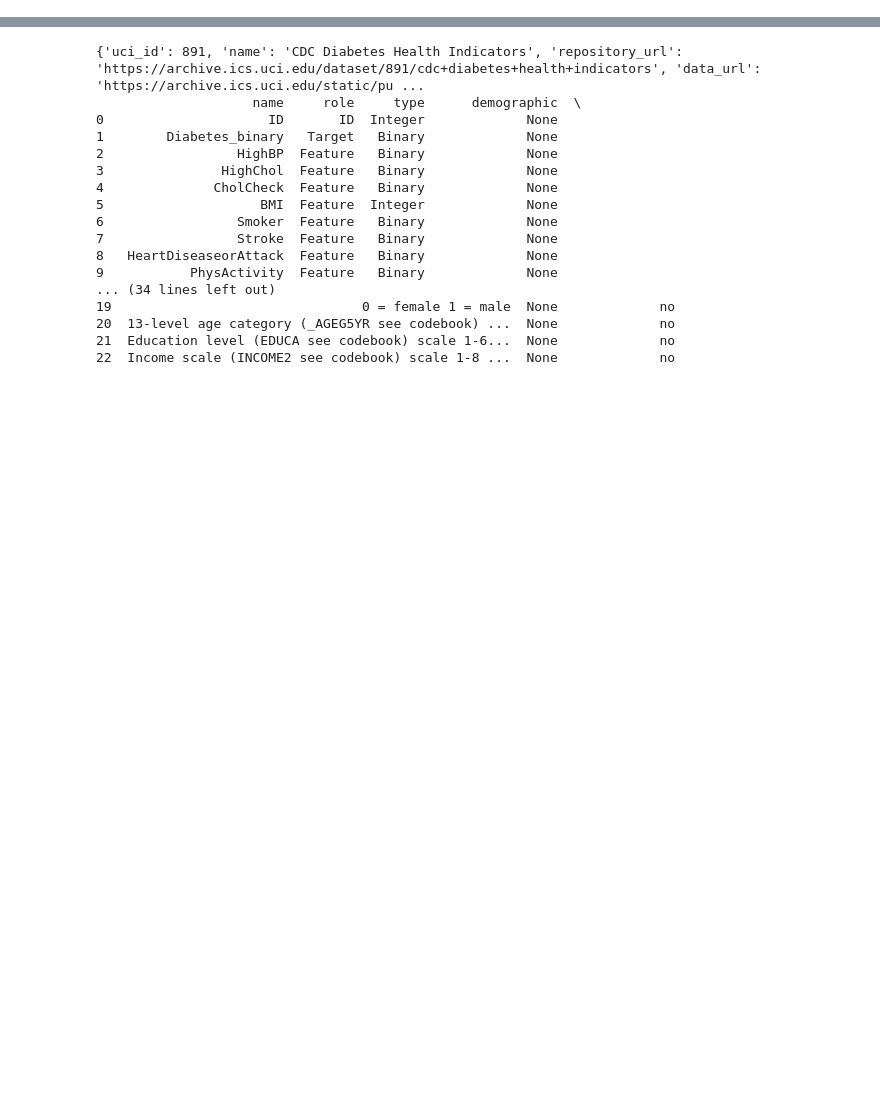
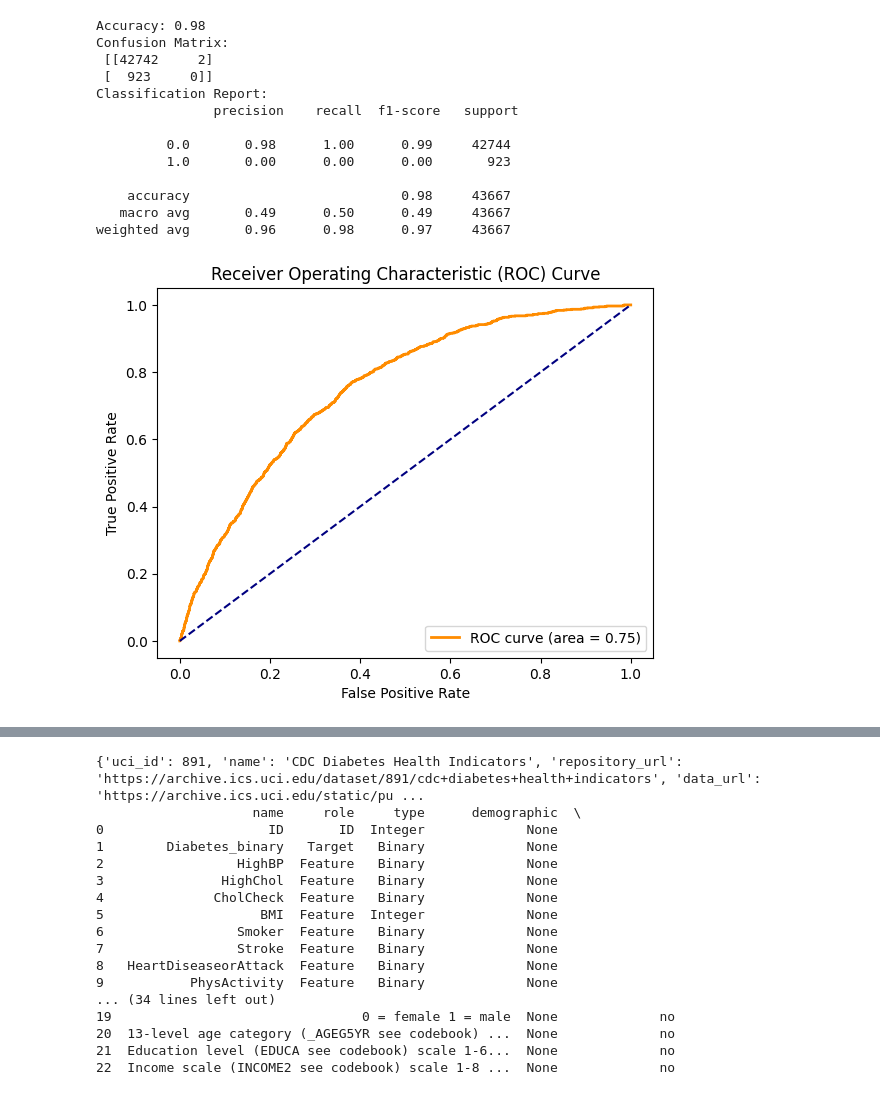
Before and after one commit to Iman-hamdan/Diabetes-Stats-Model, a Jupyter notebook: AAI_500_Final_Team_Project_Group6.ipynb, the cells around one changed output, grey strips where cells are left out. Saved outputs shown, nothing was run; the diff lists cells and outputs as text; code cells hidden in the pictures; blank space fills up the shorter version.

```diff
--- a/AAI_500_Final_Team_Project_Group6.ipynb
+++ b/AAI_500_Final_Team_Project_Group6.ipynb
@@ -86,0 +370,62 @@ y = cdc_diabetes_health_indicators.data.targets
+# %%
+# Step 1: Import necessary libraries
+import pandas as pd
+from sklearn.model_selection import train_test_split
+from sklearn.linear_model import LogisticRegression
+from sklearn.metrics import accuracy_score, confusion_matrix, classification_report, roc_curve, auc
+import matplotlib.pyplot as plt
+
+# Step 2: Load the dataset
+url = 'https://raw.githubusercontent.com/Iman-hamdan/Diabetes-Stats-Model/main/diabetes_012_health_indicators_BRFSS2015.csv'
+data = pd.read_csv(url)
+
+# Step 3: Filter data to include only binary classes (0 and 1)
+binary_data = data[data['Diabetes_012'] < 2]
+
+# Step 4: Define features (X) and target (y)
+X = binary_data.drop('Diabetes_012', axis=1)
+y = binary_data['Diabetes_012']
+
+# Step 5: Split the data into training and testing sets
+X_train, X_test, y_train, y_test = train_test_split(X, y, test_size=0.2, random_state=42)
+
+# Step 6: Train the Logistic Regression model
+model = LogisticRegression(max_iter=1000)  # Ensure that the model is properly defined
+model.fit(X_train, y_train)  # Train the model
+
+# Step 7: Make predictions and calculate probabilities
+y_pred = model.predict(X_test)  # Predictions for test data
+y_prob = model.predict_proba(X_test)[:, 1]  # Probability for class 1
+
+# Step 8: Evaluate the model
+print(f"Accuracy: {accuracy_score(y_test, y_pred):.2f}")
+print("Confusion Matrix:\n", confusion_matrix(y_test, y_pred))
+print("Classification Report:\n", classification_report(y_test, y_pred))
+
+# Step 9: Plot the ROC-AUC Curve
+fpr, tpr, _ = roc_curve(y_test, y_prob)
+roc_auc = auc(fpr, tpr)
+
+plt.figure()
+plt.plot(fpr, tpr, color='darkorange', lw=2, label=f'ROC curve (area = {roc_auc:.2f})')
+plt.plot([0, 1], [0, 1], color='navy', linestyle='--')
+plt.xlabel('False Positive Rate')
+plt.ylabel('True Positive Rate')
+plt.title('Receiver Operating Characteristic (ROC) Curve')
+plt.legend(loc="lower right")
+plt.show()
+# %% [output]
+Accuracy: 0.98
+Confusion Matrix:
+ [[42742     2]
+ [  923     0]]
+Classification Report:
+               precision    recall  f1-score   support
+
+         0.0       0.98      1.00      0.99     42744
+         1.0       0.00      0.00      0.00       923
+
+    accuracy                           0.98     43667
+   macro avg       0.49      0.50      0.49     43667
+weighted avg       0.96      0.98      0.97     43667
+[figure, added]
```
Also changed, not shown: parts of 19 cells of this notebook.
